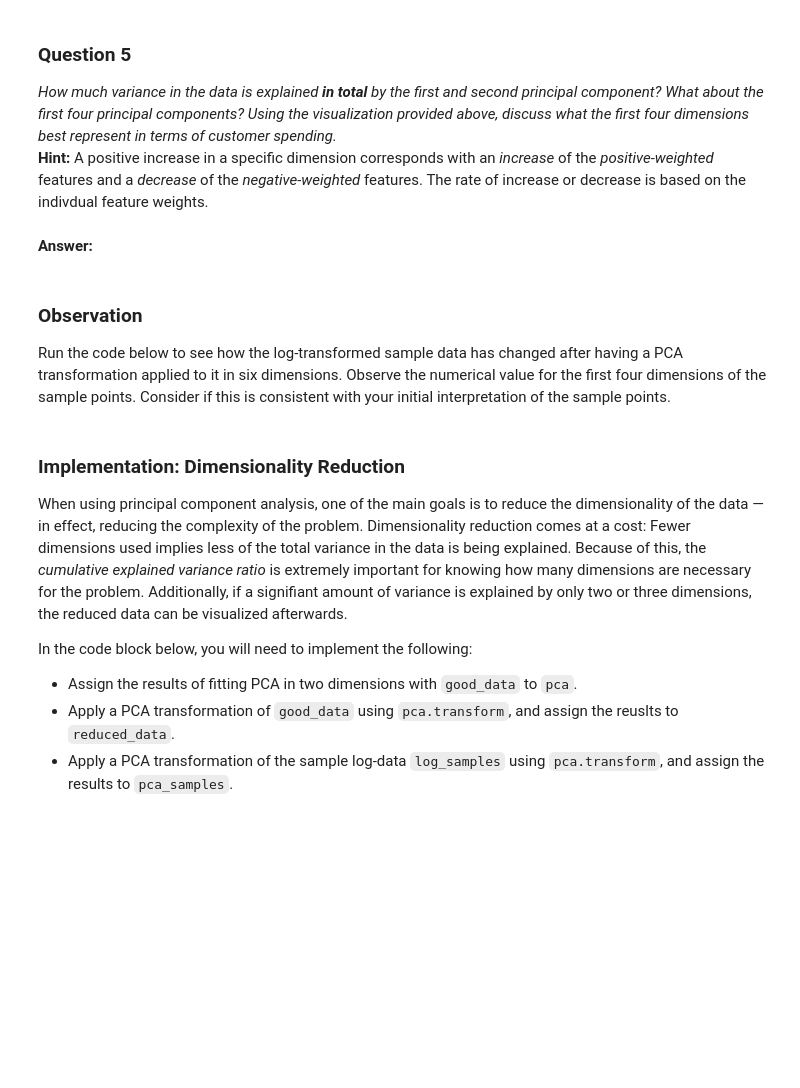
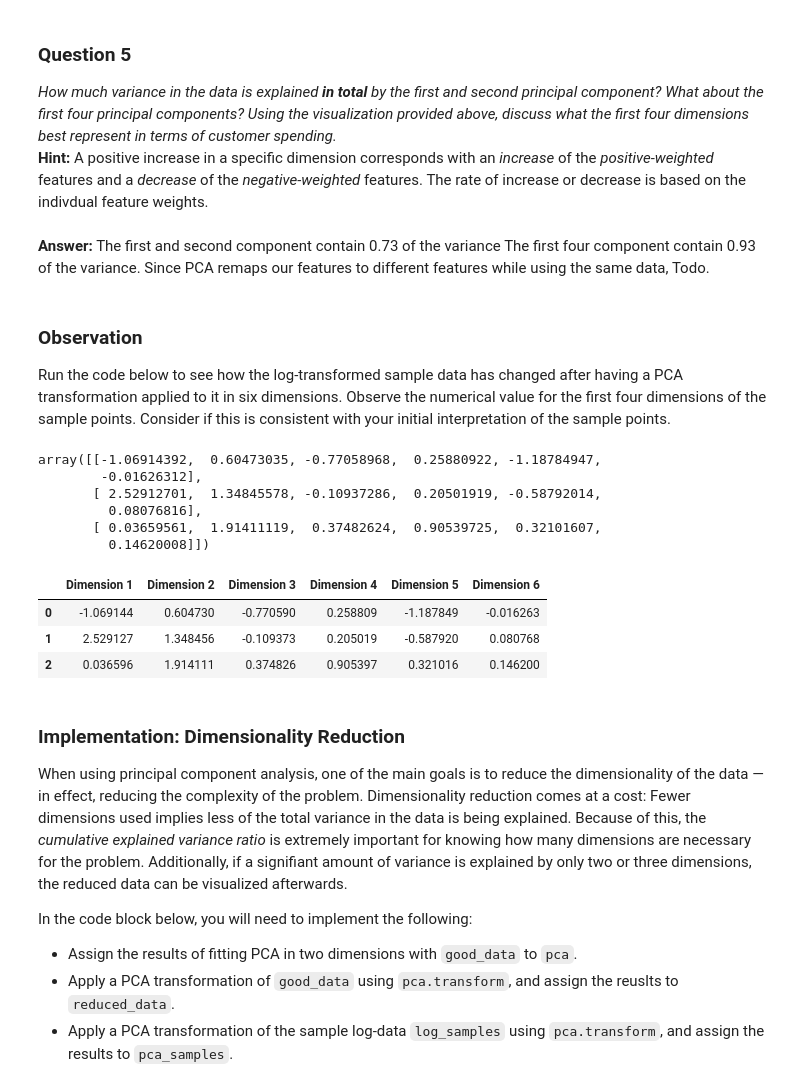
Before and after one commit to nudigamma/machine-learning-projects, a Jupyter notebook: projects/creating_customer_segments/customer_segments.ipynb, the cells around one changed output. Drawn from its saved outputs; the diff is of its cells as text; code cells hidden in the pictures; blank space fills up the shorter version.

```diff
--- a/projects/creating_customer_segments/customer_segments.ipynb
+++ b/projects/creating_customer_segments/customer_segments.ipynb
@@ -259,14 +333,29 @@ pca_results = rs.pca_results(good_data, pca)
 ### Question 5
 *How much variance in the data is explained* ***in total*** *by the first and second principal component? What about the first four principal components? Using the visualization provided above, discuss what the first four dimensions best represent in terms of customer spending.*
 **Hint:** A positive increase in a specific dimension corresponds with an *increase* of the *positive-weighted* features and a *decrease* of the *negative-weighted* features. The rate of increase or decrease is based on the indivdual feature weights.
-# %% [markdown]
-**Answer:**
+# %% [markdown]
+**Answer:**
+The first and second component contain 0.73 of the variance
+The first four component contain 0.93 of the variance.
+Since PCA remaps our features to different features while using the same data, Todo.
 # %% [markdown]
 ### Observation
 Run the code below to see how the log-transformed sample data has changed after having a PCA transformation applied to it in six dimensions. Observe the numerical value for the first four dimensions of the sample points. Consider if this is consistent with your initial interpretation of the sample points.
 # %%
 # Display sample log-data after having a PCA transformation applied
-display(pd.DataFrame(np.round(pca_samples, 4), columns = pca_results.index.values))
+display(pca_samples)
+display(pd.DataFrame(np.round(pca_samples, 6), columns = pca_results.index.values))
+# %% [output]
+array([[-1.06914392,  0.60473035, -0.77058968,  0.25880922, -1.18784947,
+        -0.01626312],
+       [ 2.52912701,  1.34845578, -0.10937286,  0.20501919, -0.58792014,
+         0.08076816],
+       [ 0.03659561,  1.91411119,  0.37482624,  0.90539725,  0.32101607,
+         0.14620008]])
+|  | Dimension 1 | Dimension 2 | Dimension 3 | Dimension 4 | Dimension 5 | Dimension 6 |
+| 0 | -1.069144 | 0.604730 | -0.770590 | 0.258809 | -1.187849 | -0.016263 |
+| 1 | 2.529127 | 1.348456 | -0.109373 | 0.205019 | -0.587920 | 0.080768 |
+| 2 | 0.036596 | 1.914111 | 0.374826 | 0.905397 | 0.321016 | 0.146200 |
 # %% [markdown]
 ### Implementation: Dimensionality Reduction
 When using principal component analysis, one of the main goals is to reduce the dimensionality of the data — in effect, reducing the complexity of the problem. Dimensionality reduction comes at a cost: Fewer dimensions used implies less of the total variance in the data is being explained. Because of this, the *cumulative explained variance ratio* is extremely important for knowing how many dimensions are necessary for the problem. Additionally, if a signifiant amount of variance is explained by only two or three dimensions, the reduced data can be visualized afterwards.
```
Also changed, not shown: parts of 9 cells of this notebook.
